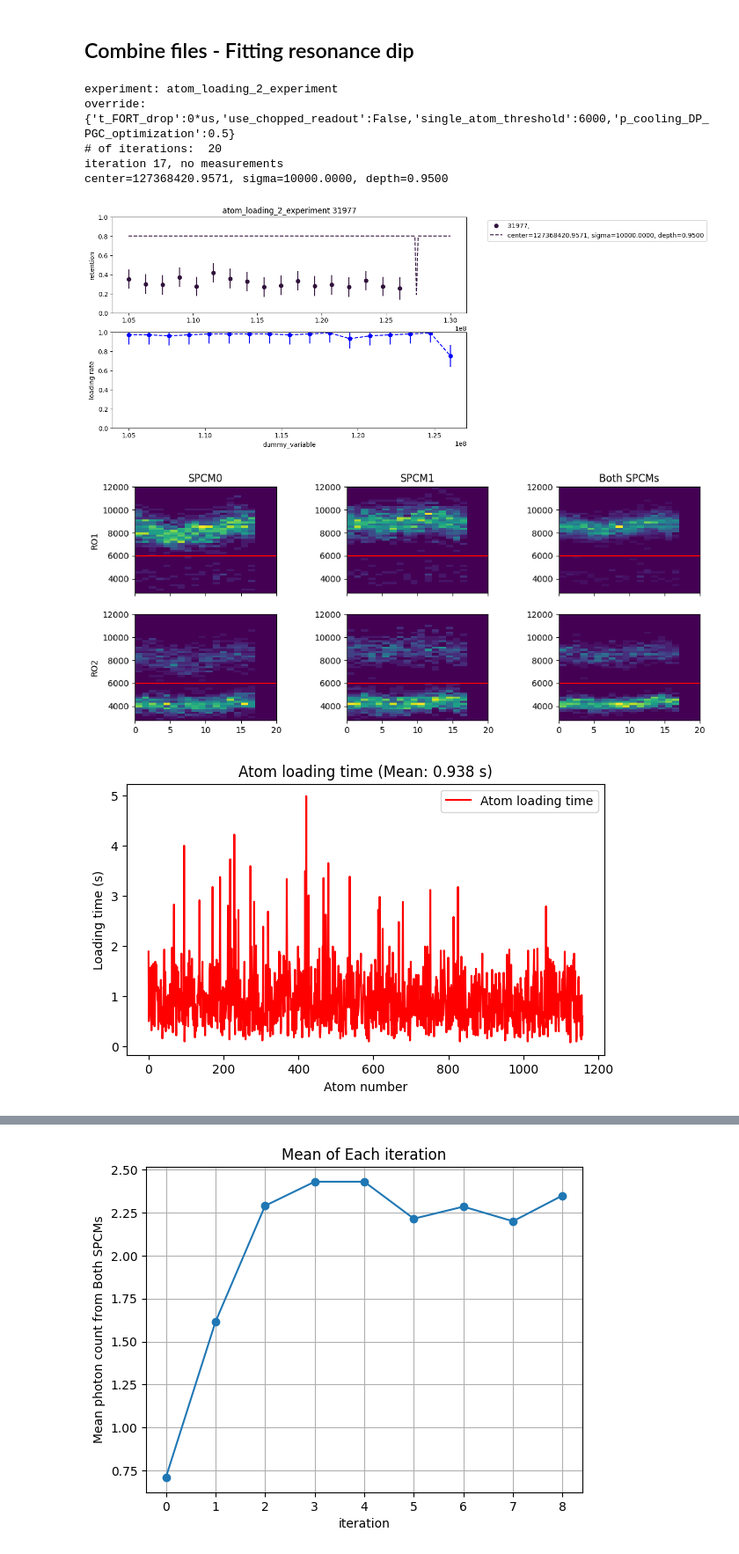
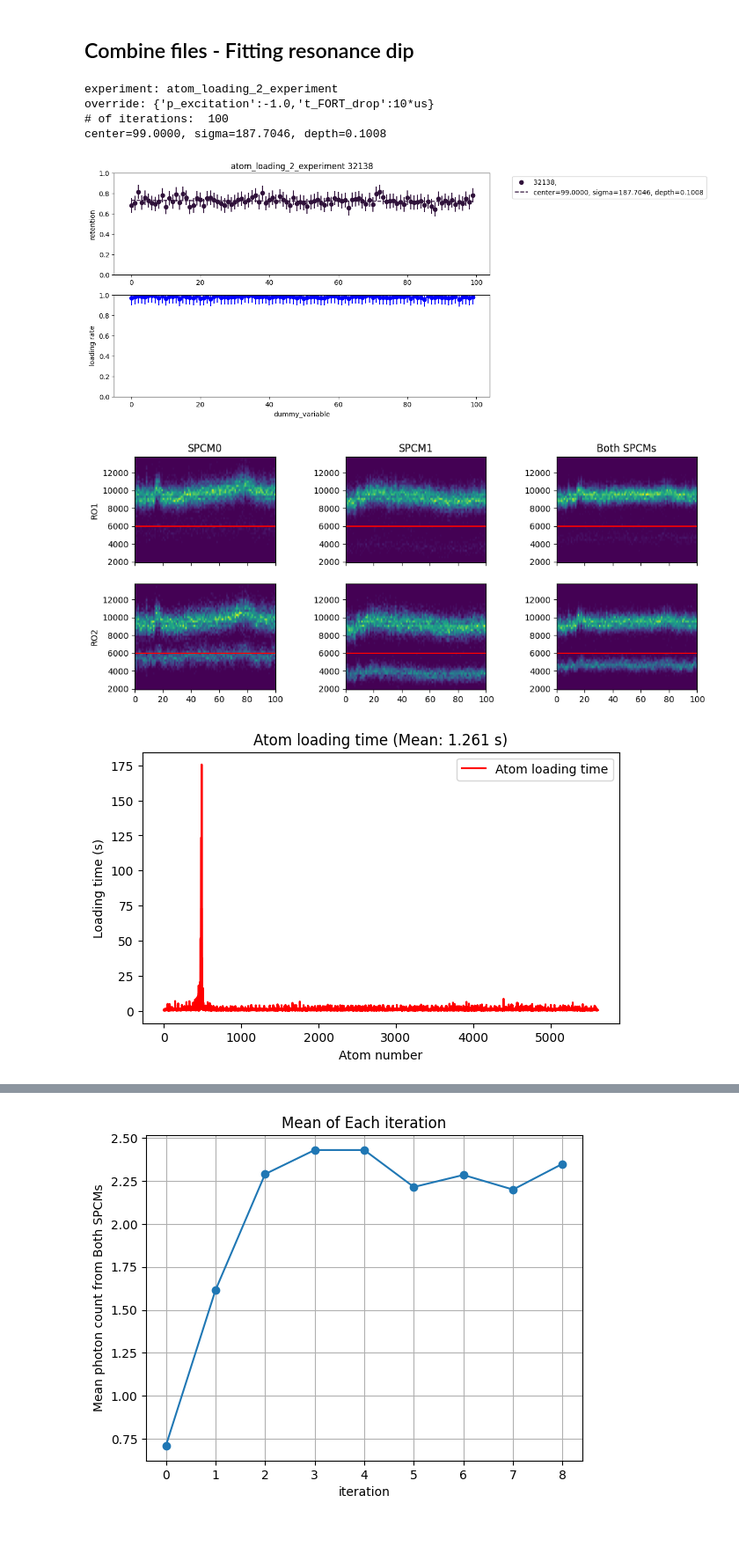
Before and after one commit to QuantumQuadrate/qn_artiq_routines, a Jupyter notebook: Analysis/Single atom analysis/atom_loading_analysis_2025.ipynb, the cells around one changed output, grey strips where cells are left out. Shown at 88% size. Saved outputs shown, nothing was run; the diff lists cells and outputs as text; code cells hidden in the pictures.

```diff
--- a/Analysis/Single atom analysis/atom_loading_analysis_2025.ipynb
+++ b/Analysis/Single atom analysis/atom_loading_analysis_2025.ipynb
@@ -25,5 +25,5 @@ print(set_point_PD6_AOM_A6)
 # %%
-date_filters = ["2025-11-26"]
+date_filters = ["2025-12-06"]
 
 from matplotlib import pyplot as plt
 import matplotlib as mpl
@@ -100,7 +100,7 @@ With fitting the resonance for microwave scans
 """
 ### the file(s) to analyze:
 file_indices = {
-    67:'',
+    0:'',
     # 45:'',
     # 47:'',
     # 49:'',
@@ -365,37 +365,36 @@ if showhist:
     ax6.set_aspect('auto')
 
     plt.subplots_adjust(hspace=0.2, wspace=0.5)
 plt.show()
 
 
 
 #### Plot the combined Atom_loading_time values
 ## We can slice the array to separate iterations later, if we want.
 combined_atom_loading_times = list(itertools.chain(*all_atom_loading_times))
 mean_loading_time = np.mean(combined_atom_loading_times)
 plt.figure(figsize=(7, 4))
 plt.plot(combined_atom_loading_times, 'r-', label='Atom loading time')
 plt.xlabel("Atom number")
 plt.ylabel("Loading time (s)")
 plt.title(f"Atom loading time (Mean: {mean_loading_time:.3f} s)")
 # plt.title(f"Combined Atom Loading Time for All Files")
 plt.legend(loc='best')
 plt.show()
 
 
 # Plot the histogram of combined Atom_loading_time
 plt.figure(figsize=(7, 4))
 plt.hist(combined_atom_loading_times, bins=50, edgecolor='black', alpha=0.7)
 plt.xlabel("Atom Loading Time (s)")
 plt.ylabel("Frequency")
 plt.title(f"Histogram of Combined Atom Loading Time")
 plt.show()
 # %% [output]
 experiment: atom_loading_2_experiment
-override: {'t_FORT_drop':0*us,'use_chopped_readout':False,'single_atom_threshold':6000,'p_cooling_DP_PGC_optimization':0.5}
-# of iterations:  20
-iteration 17, no measurements
-center=127368420.9571, sigma=10000.0000, depth=0.9500
+override: {'p_excitation':-1.0,'t_FORT_drop':10*us}
+# of iterations:  100
+center=99.0000, sigma=187.7046, depth=0.1008
-[figure, old version]
+[figure, new version]
-[figure, old version]
+[figure, new version]
-[figure, old version]
+[figure, new version]
```
Also changed, not shown: parts of 8 cells of this notebook, 3 other files.
